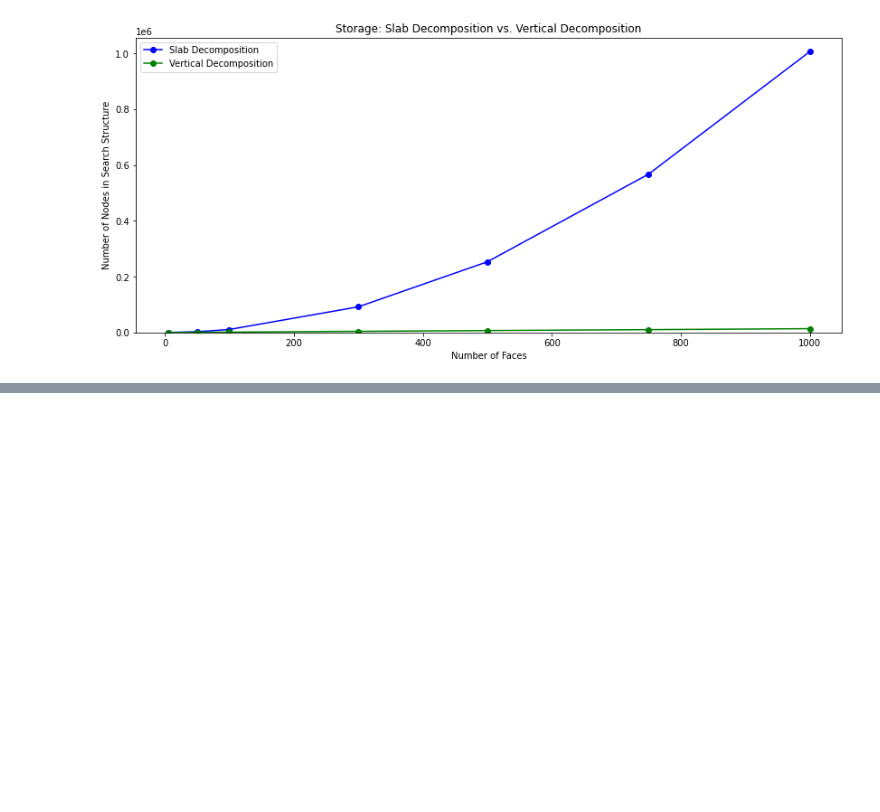
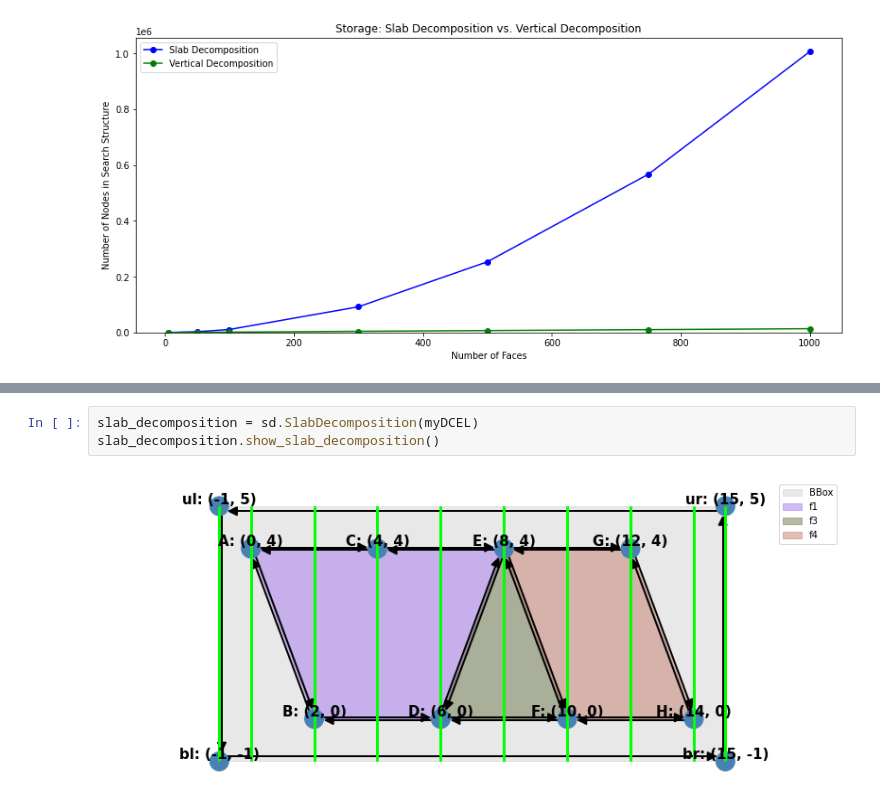
Before and after one commit to t1jsh111/2IMA15, a Jupyter notebook: notebook.ipynb, the cells around one changed output, grey strips where cells are left out. Drawn from its saved outputs; the diff is of its cells as text; blank space fills up the shorter version.

```diff
--- a/notebook.ipynb
+++ b/notebook.ipynb
@@ -749,0 +774,5 @@ In the first graph of Slab Decomposition we observe a quadratic curve. This in l
+# %%
+slab_decomposition = sd.SlabDecomposition(myDCEL)
+slab_decomposition.show_slab_decomposition()
+# %% [output]
+[figure, added]
```
Also changed, not shown: parts of 22 cells of this notebook.
